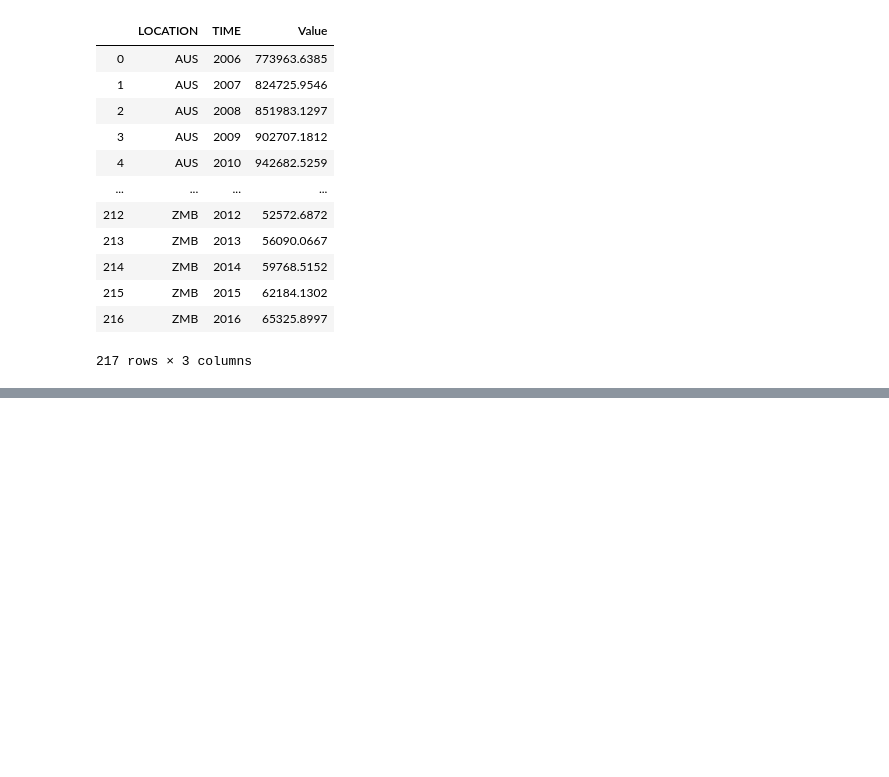
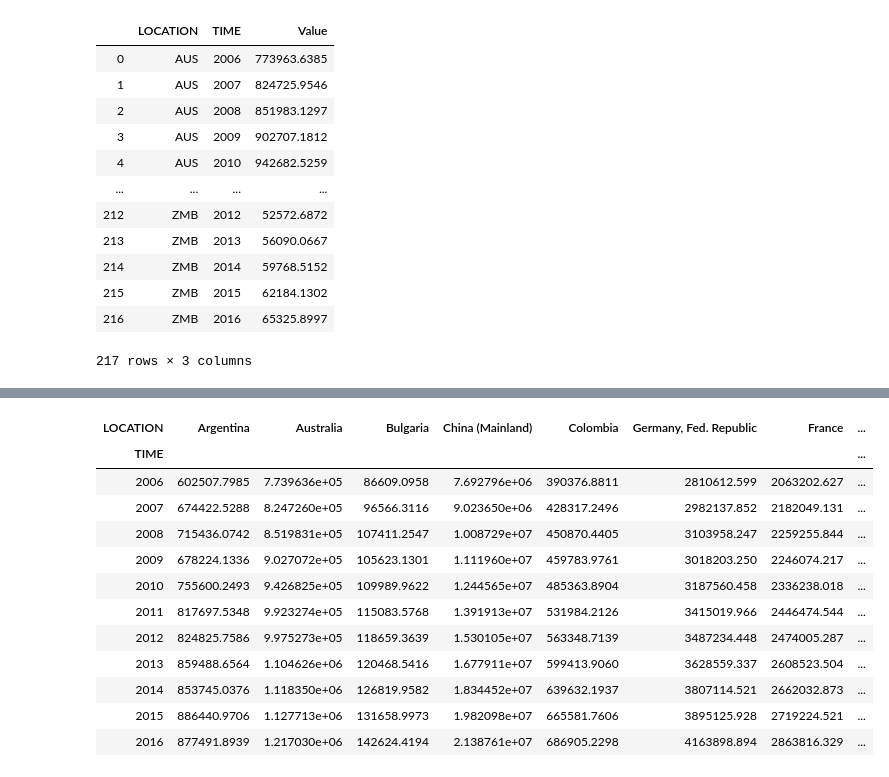
Before and after one commit to cmboone2005/Project1, a Jupyter notebook: DataSets/gdp_comparison.ipynb, the cells around one changed output, grey strips where cells are left out. Cells and saved outputs as stored; diff of their text form; code cells hidden in the pictures; blank space fills up the shorter version.

```diff
--- a/DataSets/gdp_comparison.ipynb
+++ b/DataSets/gdp_comparison.ipynb
@@ -87,0 +93,42 @@ plt.show
+# %%
+#PIIIVVVOOOTTTT
+country_gdp = country_gdp.pivot_table(values ="Value", index ="TIME", columns ="LOCATION")
+country_gdp
+
+#rename
+country_gdp=country_gdp.rename(columns = {'ARG':'Argentina',
+                                     'AUS':'Australia',
+                                     'BGR':'Bulgaria',
+                                     'CHN':'China (Mainland)',
+                                     'COL':'Colombia',
+                                     'FRA':'France',
+                                     'DEU':'Germany, Fed. Republic',
+                                     'GRC':'Greece',
+                                     'IND':'India',
+                                     'IDN':'Indonesia',
+                                     'ITA':'Italy',
+                                     'JPN':'Japan',
+                                     'MEX':'Mexico',
+                                     'PER':'Peru',
+                                     'POL':'Poland',
+                                     'SAU':'Saudi Arabia',
+                                     'TUR':'Turkey',
+                                     'GBR':'United Kingdom',
+                                     'USA':'United States',
+                                     'ZMB':'Zambia'})
+
+country_gdp
+# %% [output]
+| LOCATION | Argentina | Australia | Bulgaria | China (Mainland) | Colombia | Germany, Fed. Republic | France | ... |
+| TIME |  |  |  |  |  |  |  | ... |
+| 2006 | 602507.7985 | 7.739636e+05 | 86609.0958 | 7.692796e+06 | 390376.8811 | 2810612.599 | 2063202.627 | ... |
+| 2007 | 674422.5288 | 8.247260e+05 | 96566.3116 | 9.023650e+06 | 428317.2496 | 2982137.852 | 2182049.131 | ... |
+| 2008 | 715436.0742 | 8.519831e+05 | 107411.2547 | 1.008729e+07 | 450870.4405 | 3103958.247 | 2259255.844 | ... |
+| 2009 | 678224.1336 | 9.027072e+05 | 105623.1301 | 1.111960e+07 | 459783.9761 | 3018203.250 | 2246074.217 | ... |
+| 2010 | 755600.2493 | 9.426825e+05 | 109989.9622 | 1.244565e+07 | 485363.8904 | 3187560.458 | 2336238.018 | ... |
+| 2011 | 817697.5348 | 9.923274e+05 | 115083.5768 | 1.391913e+07 | 531984.2126 | 3415019.966 | 2446474.544 | ... |
+| 2012 | 824825.7586 | 9.975273e+05 | 118659.3639 | 1.530105e+07 | 563348.7139 | 3487234.448 | 2474005.287 | ... |
+| 2013 | 859488.6564 | 1.104626e+06 | 120468.5416 | 1.677911e+07 | 599413.9060 | 3628559.337 | 2608523.504 | ... |
+| 2014 | 853745.0376 | 1.118350e+06 | 126819.9582 | 1.834452e+07 | 639632.1937 | 3807114.521 | 2662032.873 | ... |
+| 2015 | 886440.9706 | 1.127713e+06 | 131658.9973 | 1.982098e+07 | 665581.7606 | 3895125.928 | 2719224.521 | ... |
+| 2016 | 877491.8939 | 1.217030e+06 | 142624.4194 | 2.138761e+07 | 686905.2298 | 4163898.894 | 2863816.329 | ... |
```
Also changed, not shown: parts of 7 cells of this notebook, 4 other files.
